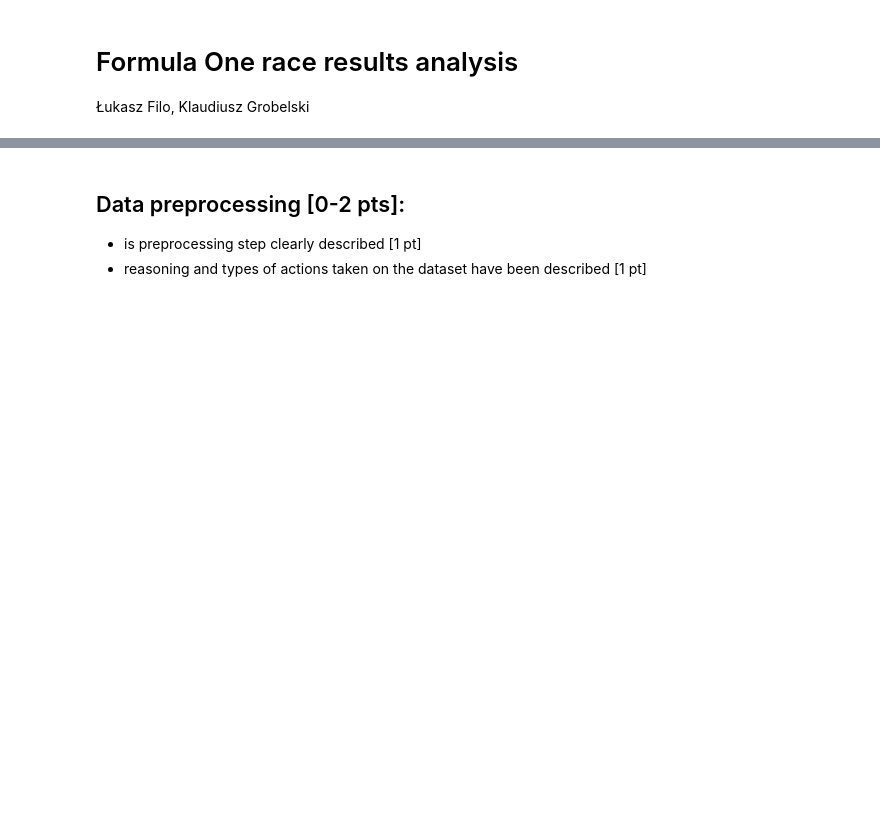
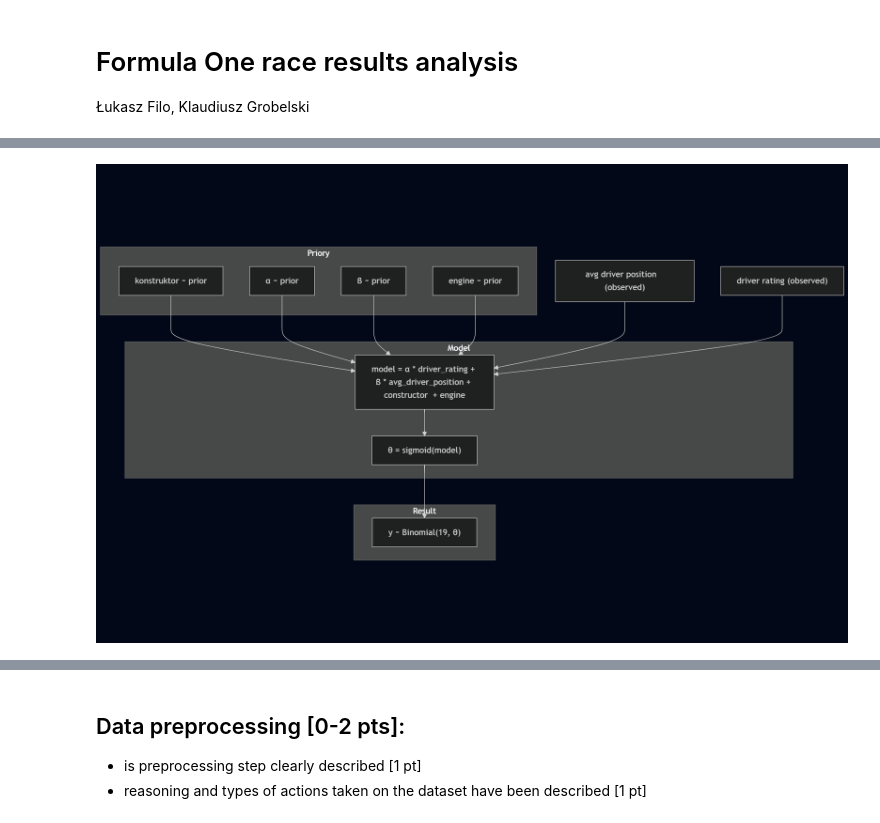
Before and after one commit to Klaudiusz1212/F1_bayesian, a Jupyter notebook: src/f1_bayesian/ISZ_Lukasz_Filo_Klaudiusz_Grobelski.ipynb, the cells around one changed output, grey strips where cells are left out. Drawn from its saved outputs; the diff is of its cells as text; code cells hidden in the pictures; blank space fills up the shorter version.

```diff
--- a/src/f1_bayesian/ISZ_Lukasz_Filo_Klaudiusz_Grobelski.ipynb
+++ b/src/f1_bayesian/ISZ_Lukasz_Filo_Klaudiusz_Grobelski.ipynb
@@ -21,0 +28,6 @@ Furthermore, we will discuss confounding structures such as forks (e.g., driver
+# %%
+filename = "DAG/model2_DAG.png"
+full_path = os.path.abspath(filename)
+Image(full_path)
+# %% [output]
+[figure, added]
```
Also changed, not shown: parts of 12 cells of this notebook, 2 other files.
